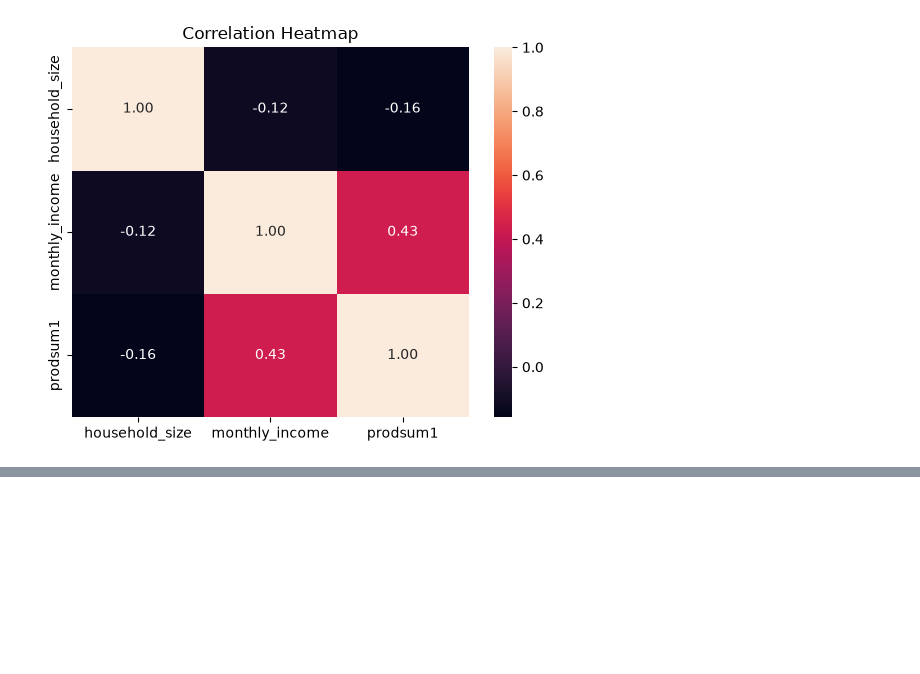
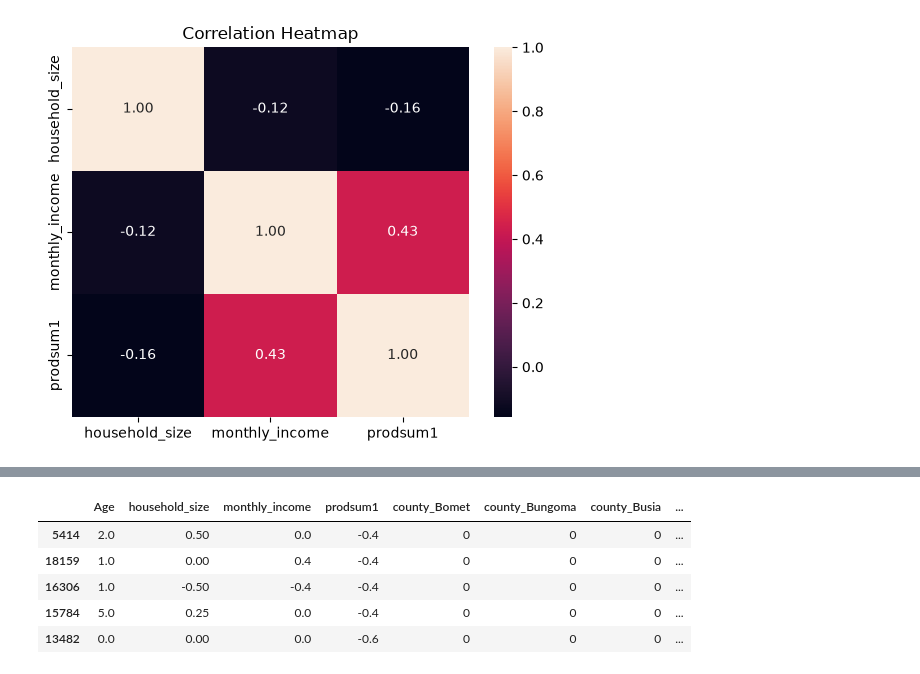
Before and after one commit to OleSuyaye/financial-status-prediction, a Jupyter notebook: notebook/finaccess.ipynb, the cells around one changed output, grey strips where cells are left out. Cells and saved outputs as stored; diff of their text form; code cells hidden in the pictures; blank space fills up the shorter version.

```diff
--- a/notebook/finaccess.ipynb
+++ b/notebook/finaccess.ipynb
@@ -580,0 +656,11 @@ plt.show()
+# %%
+# Ordinal encoding Age column
+age_order = ["16-17","18-25", "26-35","36-45","46-55","Above 55" ]
+
+encoder = OrdinalEncoder(categories=[age_order])
+
+# X_train
+X_train[["Age"]] = encoder.fit_transform(X_train[["Age"]])
+
+# X_test
+X_test[["Age"]] = encoder.transform(X_test[["Age"]])
@@ -580,0 +673,19 @@ plt.show()
+# %%
+# Scaling
+num_cols = financial_data.select_dtypes(include = ["int", "float"]).columns.to_list()
+# %%
+scaler = RobustScaler()
+
+X_train[num_cols]= scaler.fit_transform(X_train[num_cols])
+
+# X_test
+X_test[num_cols] = scaler.transform(X_test[num_cols])
+# %%
+X_train.head()
+# %% [output]
+|  | Age | household_size | monthly_income | prodsum1 | county_Bomet | county_Bungoma | county_Busia | ... |
+| 5414 | 2.0 | 0.50 | 0.0 | -0.4 | 0 | 0 | 0 | ... |
+| 18159 | 1.0 | 0.00 | 0.4 | -0.4 | 0 | 0 | 0 | ... |
+| 16306 | 1.0 | -0.50 | -0.4 | -0.4 | 0 | 0 | 0 | ... |
+| 15784 | 5.0 | 0.25 | 0.0 | -0.4 | 0 | 0 | 0 | ... |
+| 13482 | 0.0 | 0.00 | 0.0 | -0.6 | 0 | 0 | 0 | ... |
```
Also changed, not shown: parts of 17 cells of this notebook.
